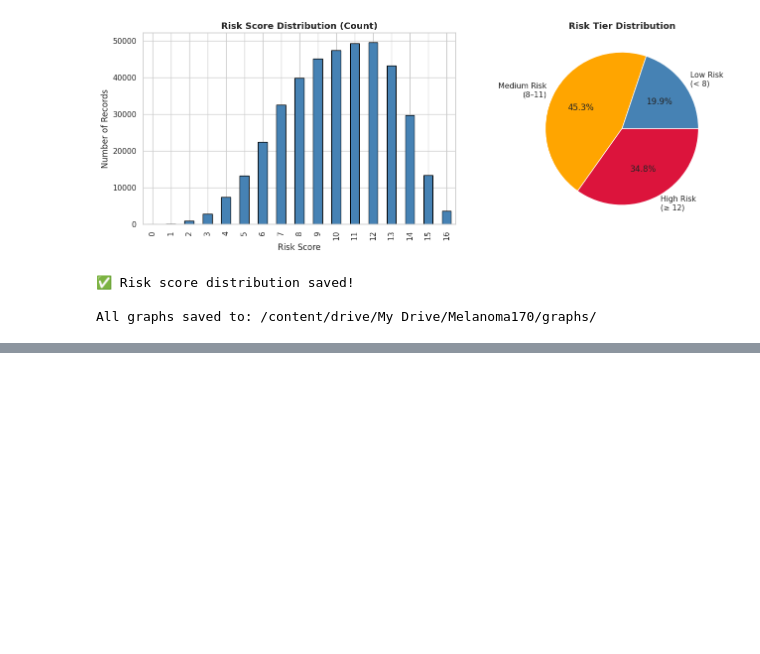
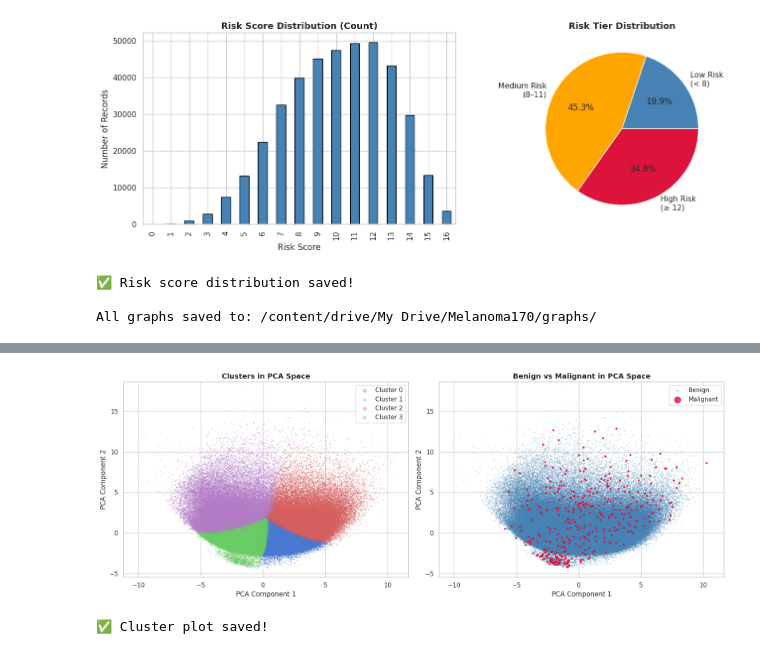
Before and after one commit to crammiee/170melanoma, a Jupyter notebook: 170melanoma.ipynb, the cells around one changed output, grey strips where cells are left out. Drawn from its saved outputs; the diff is of its cells as text; code cells hidden in the pictures; blank space fills up the shorter version.

```diff
--- a/170melanoma.ipynb
+++ b/170melanoma.ipynb
@@ -746,0 +907,34 @@ All graphs saved to: /content/drive/My Drive/Melanoma170/graphs/
+# %%
+fig, axes = plt.subplots(1, 2, figsize=(16, 6))
+
+colors = ['#4878CF', '#6ACC65', '#D65F5F', '#B47CC7']
+
+# Plot 1 — colored by cluster
+for c in range(4):
+    mask = df['cluster'] == c
+    axes[0].scatter(df.loc[mask, 'pca_x'], df.loc[mask, 'pca_y'],
+                    c=colors[c], label=f'Cluster {c}', alpha=0.3, s=1)
+axes[0].set_title('Clusters in PCA Space', fontsize=13, fontweight='bold')
+axes[0].set_xlabel('PCA Component 1')
+axes[0].set_ylabel('PCA Component 2')
+axes[0].legend(markerscale=6)
+
+# Plot 2 — colored by benign/malignant
+benign_mask    = df['malignant'] == 0
+malignant_mask = df['malignant'] == 1
+axes[1].scatter(df.loc[benign_mask, 'pca_x'], df.loc[benign_mask, 'pca_y'],
+                c='steelblue', label='Benign', alpha=0.2, s=1)
+axes[1].scatter(df.loc[malignant_mask, 'pca_x'], df.loc[malignant_mask, 'pca_y'],
+                c='crimson', label='Malignant', alpha=0.8, s=8)
+axes[1].set_title('Benign vs Malignant in PCA Space', fontsize=13, fontweight='bold')
+axes[1].set_xlabel('PCA Component 1')
+axes[1].set_ylabel('PCA Component 2')
+axes[1].legend(markerscale=4)
+
+plt.tight_layout()
+plt.savefig(SAVE_DIR + 'kmeans_pca_clusters.png', dpi=150, bbox_inches='tight')
+plt.show()
+print("✅ Cluster plot saved!")
+# %% [output]
+[figure, added]
+✅ Cluster plot saved!
```
Also changed, not shown: parts of 16 cells of this notebook.
